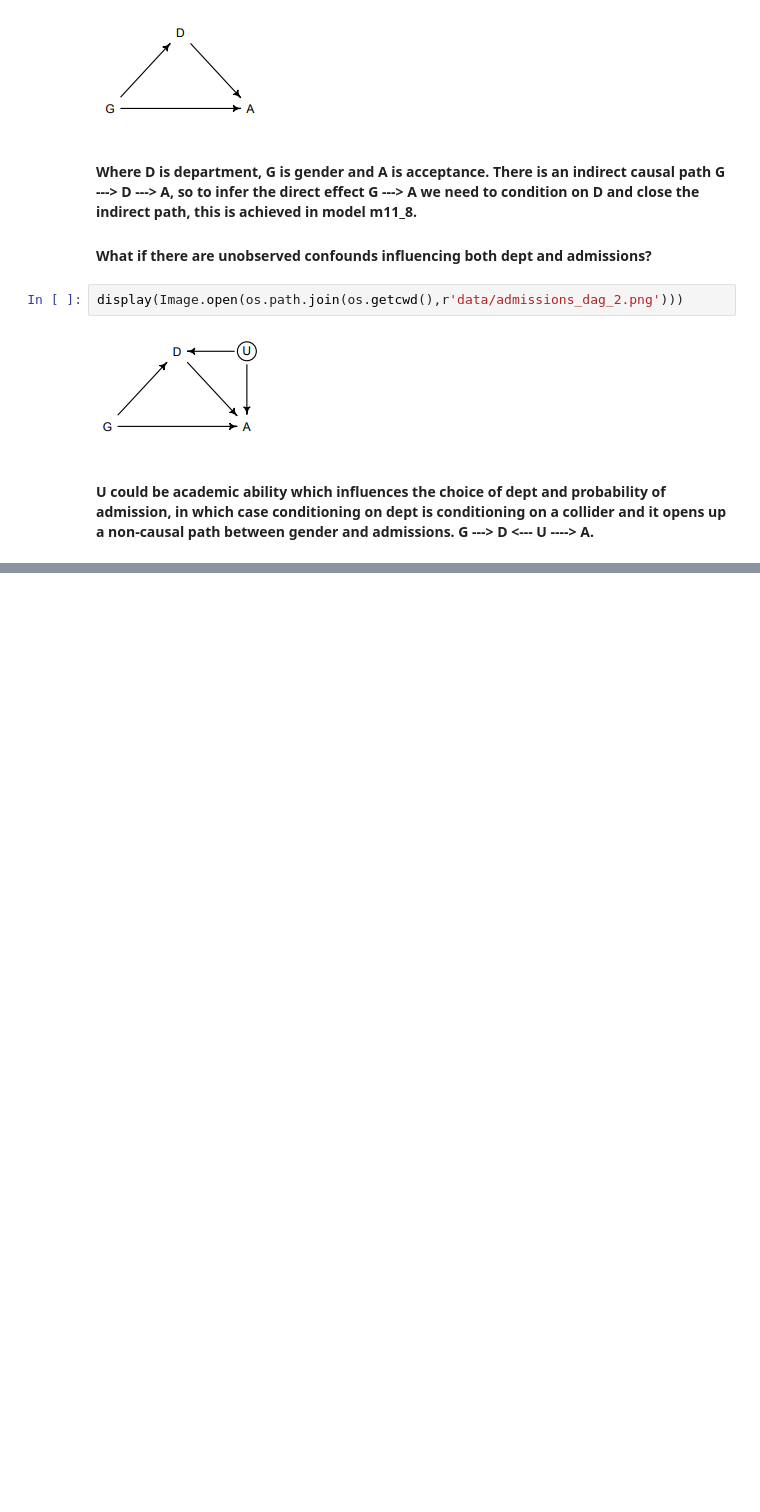
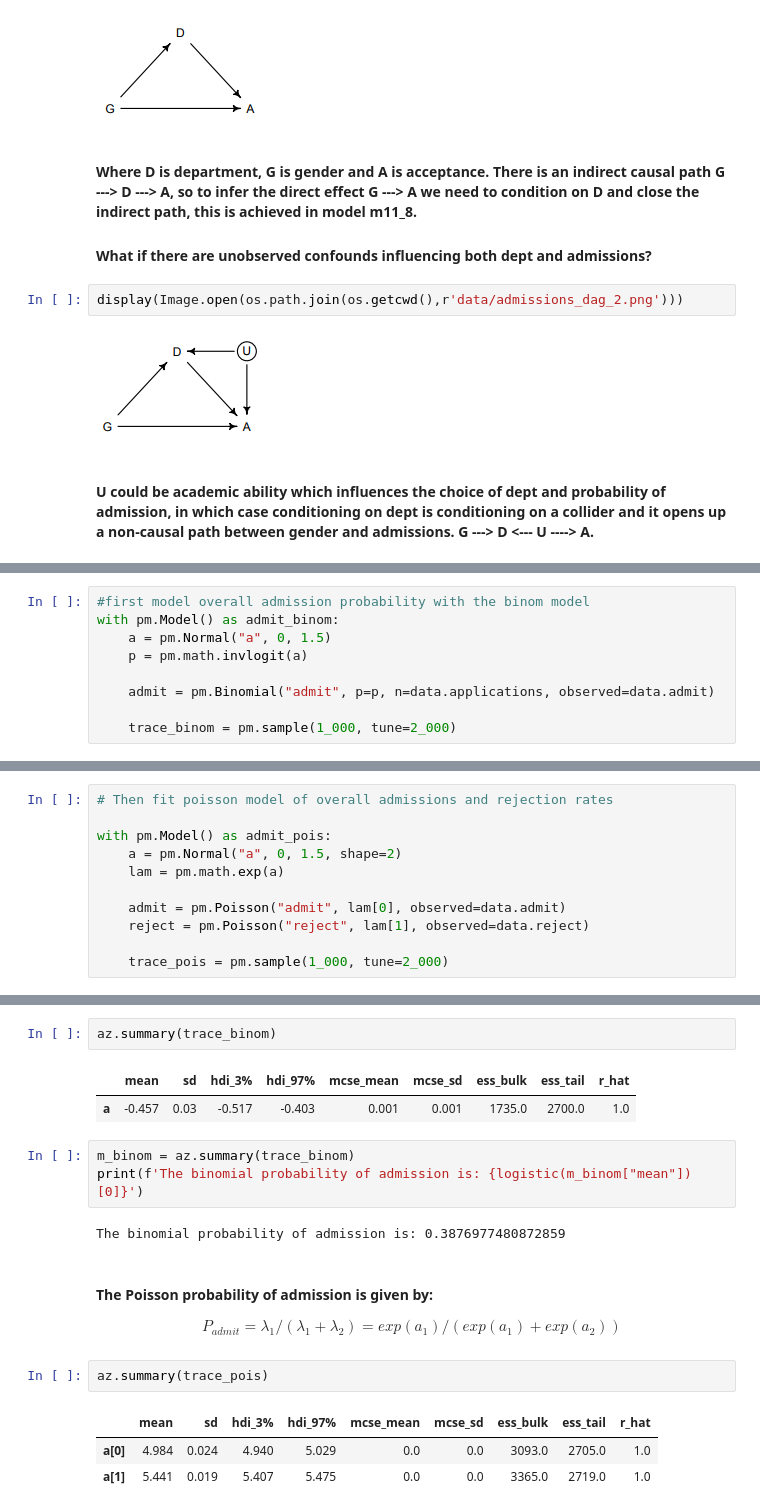
Before and after one commit to mspil88/bayesian_stats, a Jupyter notebook: glms_bias_in_admissions.ipynb, the cells around one changed output, grey strips where cells are left out. Drawn from its saved outputs; the diff is of its cells as text; blank space fills up the shorter version.

```diff
--- a/glms_bias_in_admissions.ipynb
+++ b/glms_bias_in_admissions.ipynb
@@ -223,0 +226,9 @@ display(Image.open(os.path.join(os.getcwd(),r'data/admissions_dag_2.png')))
+# %%
+#first model overall admission probability with the binom model
+with pm.Model() as admit_binom:
+    a = pm.Normal("a", 0, 1.5)
+    p = pm.math.invlogit(a)
+
+    admit = pm.Binomial("admit", p=p, n=data.applications, observed=data.admit)
+
+    trace_binom = pm.sample(1_000, tune=2_000)
@@ -223,0 +242,11 @@ display(Image.open(os.path.join(os.getcwd(),r'data/admissions_dag_2.png')))
+# %%
+# Then fit poisson model of overall admissions and rejection rates
+
+with pm.Model() as admit_pois:
+    a = pm.Normal("a", 0, 1.5, shape=2)
+    lam = pm.math.exp(a)
+
+    admit = pm.Poisson("admit", lam[0], observed=data.admit)
+    reject = pm.Poisson("reject", lam[1], observed=data.reject)
+
+    trace_pois = pm.sample(1_000, tune=2_000)
@@ -223,0 +260,19 @@ display(Image.open(os.path.join(os.getcwd(),r'data/admissions_dag_2.png')))
+# %%
+az.summary(trace_binom)
+# %% [output]
+|  | mean | sd | hdi_3% | hdi_97% | mcse_mean | mcse_sd | ess_bulk | ess_tail | r_hat |
+| a | -0.457 | 0.03 | -0.517 | -0.403 | 0.001 | 0.001 | 1735.0 | 2700.0 | 1.0 |
+# %%
+m_binom = az.summary(trace_binom)
+print(f'The binomial probability of admission is: {logistic(m_binom["mean"])[0]}')
+# %% [output]
+The binomial probability of admission is: 0.3876977480872859
+# %% [markdown]
+#### The Poisson probability of admission is given by:
+$$P_{admit} = \lambda_{1}/(\lambda_{1} + \lambda_{2}) = exp(a_{1}) / (exp(a_{1}) + exp(a_{2}))$$
+# %%
+az.summary(trace_pois)
+# %% [output]
+|  | mean | sd | hdi_3% | hdi_97% | mcse_mean | mcse_sd | ess_bulk | ess_tail | r_hat |
+| a[0] | 4.984 | 0.024 | 4.940 | 5.029 | 0.0 | 0.0 | 3093.0 | 2705.0 | 1.0 |
+| a[1] | 5.441 | 0.019 | 5.407 | 5.475 | 0.0 | 0.0 | 3365.0 | 2719.0 | 1.0 |
```
Also changed, not shown: parts of 4 cells of this notebook.
